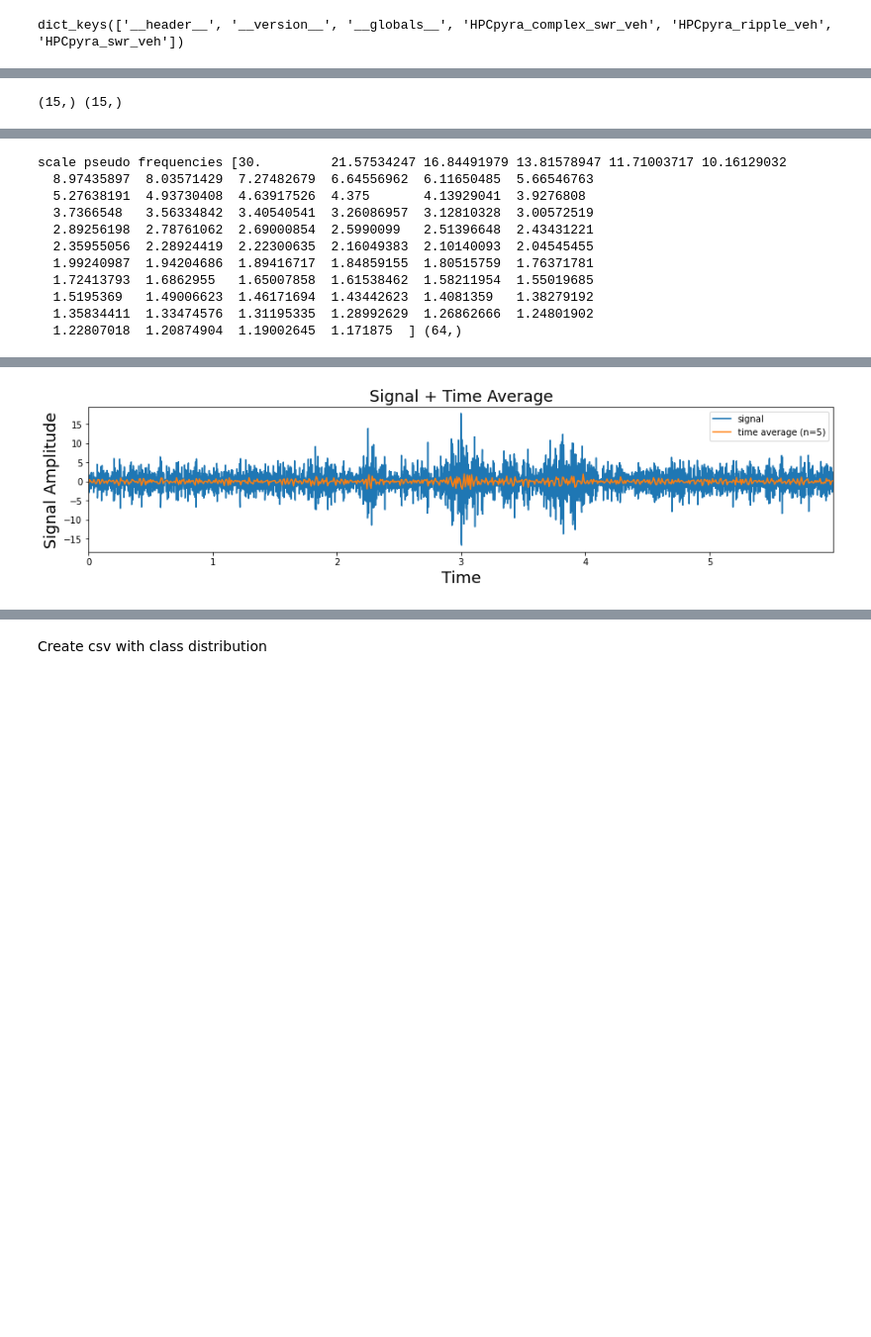
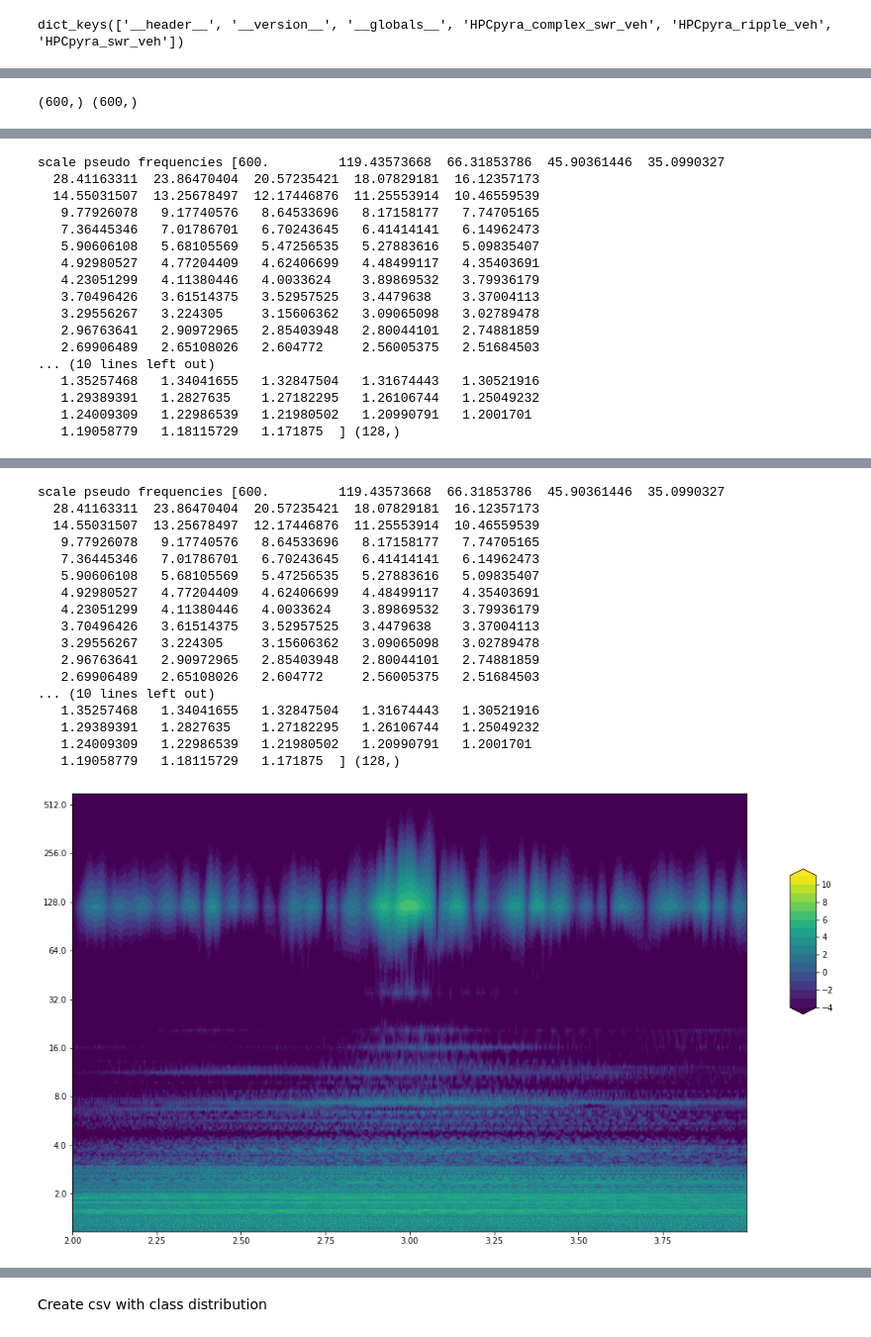
Before and after one commit to genzellab/ripple-classifier, a Jupyter notebook: plots.ipynb, the cells around one changed output, grey strips where cells are left out. Shown at 99% size. Drawn from its saved outputs; the diff is of its cells as text; code cells hidden in the pictures; blank space fills up the shorter version.

Commit message:
misc: data plots performance

```diff
--- a/plots.ipynb
+++ b/plots.ipynb
@@ -10,8 +10,10 @@ import pywt
 # %%
 # read .mat file
 from scipy.io import loadmat
-mat = loadmat('data/HPCpyra/HPCpyra_events_ratID3.mat')
+mat = loadmat('data/VEH_HPCpyra/HPCpyra_events_ratID3.mat')
 # mat = loadmat('data/PFCshal/PFCshal_events_ratID3.mat')
 mat.keys()
 # %% [output]
 dict_keys(['__header__', '__version__', '__globals__', 'HPCpyra_complex_swr_veh', 'HPCpyra_ripple_veh', 'HPCpyra_swr_veh'])
+# %%
+dataset = 'HPCpyra_complex_swr_veh'
@@ -18,5 +40,5 @@ dict_keys(['__header__', '__version__', '__globals__', 'HPCpyra_complex_swr_veh'
 # %%
-dataset = 'HPCpyra_ripple_veh'
+
 y, sr = mat[dataset][0] , 600
 
 spec = np.abs(librosa.stft(y,))
@@ -136,7 +161,7 @@ def plot_fft_plus_power(time, signal):
     print(f_values.shape, fft_values.shape)
     ax.plot(f_values, fft_values, 'r-', label='Fourier Transform')
     ax.plot(f_values, fft_power, 'k--', linewidth=1, label='FFT Power Spectrum')
-    ax.set_xlabel('Frequency [Hz / year]', fontsize=18)
+    ax.set_xlabel('Frequency [Hz]', fontsize=18)
     ax.set_ylabel('Amplitude', fontsize=18)
     ax.legend()
     plt.show()
@@ -167,19 +192,21 @@ df, sr= pd.DataFrame(mat[dataset][0]), 600
 N = df.shape[0]
 t0=0
 dt=1/sr
-duration = 0.05
+duration = 2
 time = np.arange(int(N/2 - duration/2*sr), int(N/2 + duration/2*sr)) * dt + t0
 signal = df.values.squeeze()[int(N/2-duration/2*sr):int(N/2+ duration/2*sr)]
 print(time.shape)
-scales = np.linspace(20,512, 64)#np.arange(1, 124)
+scales = np.linspace(1,512, 128)#np.arange(1, 124)
 
 plot_signal_plus_average(time, signal)
 f_values,fft_power = plot_fft_plus_power(time, signal)
 # plot_wavelet(time, signal, scales)
-plot_wavelet_freq(time, signal, scales,waveletname='cmor1.5-1.0',cmap=None)
+plot_wavelet_freq(time, signal, scales,waveletname='cmor20.5-1.0',cmap=None)
 
-duration = 6
-time = np.arange(int(N/2 - duration/2*sr), int(N/2 + duration/2*sr)) * dt + t0
-signal = df.values.squeeze()[int(N/2-duration/2*sr):int(N/2+ duration/2*sr)]
-plot_signal_plus_average(time, signal)
+plot_wavelet_freq(time, signal, scales,waveletname='cmor10.5-1.0',cmap=None)
+
+# duration = 0.4
+# time = np.arange(int(N/2 - duration/2*sr), int(N/2 + duration/2*sr)) * dt + t0
+# signal = df.values.squeeze()[int(N/2-duration/2*sr):int(N/2+ duration/2*sr)]
+# plot_signal_plus_average(time, signal)
 # %% [output]
@@ -188 +215 @@ plot_signal_plus_average(time, signal)
-(15,) (15,)
+(600,) (600,)
@@ -190,11 +217,17 @@ plot_signal_plus_average(time, signal)
-scale pseudo frequencies [30.         21.57534247 16.84491979 13.81578947 11.71003717 10.16129032
-  8.97435897  8.03571429  7.27482679  6.64556962  6.11650485  5.66546763
-  5.27638191  4.93730408  4.63917526  4.375       4.13929041  3.9276808
-  3.7366548   3.56334842  3.40540541  3.26086957  3.12810328  3.00572519
-  2.89256198  2.78761062  2.69000854  2.5990099   2.51396648  2.43431221
-  2.35955056  2.28924419  2.22300635  2.16049383  2.10140093  2.04545455
-  1.99240987  1.94204686  1.89416717  1.84859155  1.80515759  1.76371781
-  1.72413793  1.6862955   1.65007858  1.61538462  1.58211954  1.55019685
-  1.5195369   1.49006623  1.46171694  1.43442623  1.4081359   1.38279192
-  1.35834411  1.33474576  1.31195335  1.28992629  1.26862666  1.24801902
-  1.22807018  1.20874904  1.19002645  1.171875  ] (64,)
+scale pseudo frequencies [600.         119.43573668  66.31853786  45.90361446  35.0990327
+  28.41163311  23.86470404  20.57235421  18.07829181  16.12357173
+  14.55031507  13.25678497  12.17446876  11.25553914  10.46559539
+   9.77926078   9.17740576   8.64533696   8.17158177   7.74705165
+   7.36445346   7.01786701   6.70243645   6.41414141   6.14962473
+   5.90606108   5.68105569   5.47256535   5.27883616   5.09835407
+   4.92980527   4.77204409   4.62406699   4.48499117   4.35403691
+   4.23051299   4.11380446   4.0033624    3.89869532   3.79936179
+   3.70496426   3.61514375   3.52957525   3.4479638    3.37004113
+   3.29556267   3.224305     3.15606362   3.09065098   3.02789478
+   2.96763641   2.90972965   2.85403948   2.80044101   2.74881859
+   2.69906489   2.65108026   2.604772     2.56005375   2.51684503
+... (10 lines left out)
+   1.35257468   1.34041655   1.32847504   1.31674443   1.30521916
+   1.29389391   1.2827635    1.27182295   1.26106744   1.25049232
+   1.24009309   1.22986539   1.21980502   1.20990791   1.2001701
+   1.19058779   1.18115729   1.171875  ] (128,)
@@ -202,3 +235,20 @@ scale pseudo frequencies [30.         21.57534247 16.84491979 13.81578947 11.710
+scale pseudo frequencies [600.         119.43573668  66.31853786  45.90361446  35.0990327
+  28.41163311  23.86470404  20.57235421  18.07829181  16.12357173
+  14.55031507  13.25678497  12.17446876  11.25553914  10.46559539
+   9.77926078   9.17740576   8.64533696   8.17158177   7.74705165
+   7.36445346   7.01786701   6.70243645   6.41414141   6.14962473
+   5.90606108   5.68105569   5.47256535   5.27883616   5.09835407
+   4.92980527   4.77204409   4.62406699   4.48499117   4.35403691
+   4.23051299   4.11380446   4.0033624    3.89869532   3.79936179
+   3.70496426   3.61514375   3.52957525   3.4479638    3.37004113
+   3.29556267   3.224305     3.15606362   3.09065098   3.02789478
+   2.96763641   2.90972965   2.85403948   2.80044101   2.74881859
+   2.69906489   2.65108026   2.604772     2.56005375   2.51684503
+... (10 lines left out)
+   1.35257468   1.34041655   1.32847504   1.31674443   1.30521916
+   1.29389391   1.2827635    1.27182295   1.26106744   1.25049232
+   1.24009309   1.22986539   1.21980502   1.20990791   1.2001701
+   1.19058779   1.18115729   1.171875  ] (128,)
-[figure, old version]
+[figure, new version]
 # %%
 #check relation between scales and frequencies
```
Also changed, not shown: parts of 8 cells of this notebook, 8 other files.
